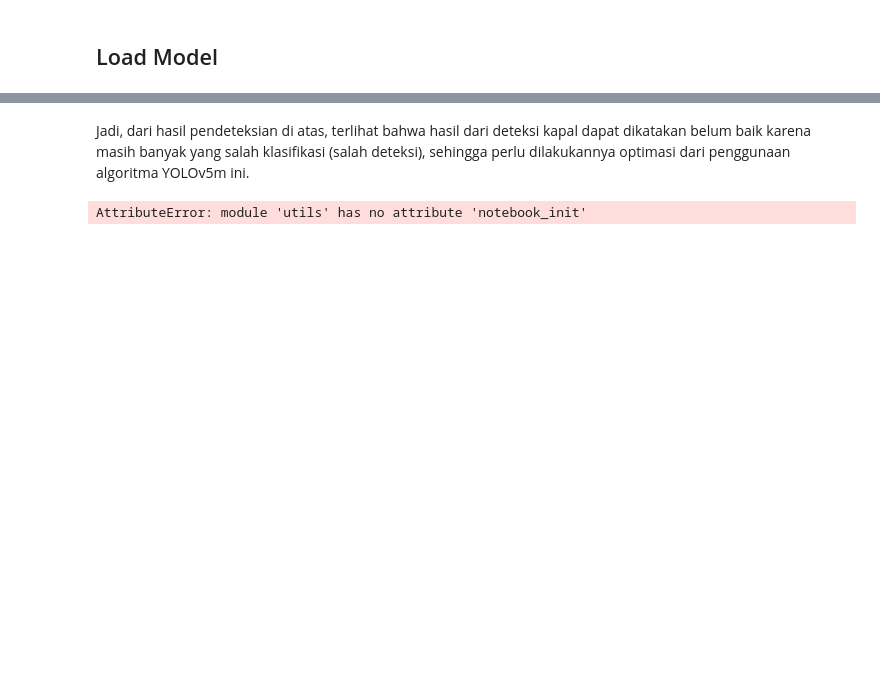
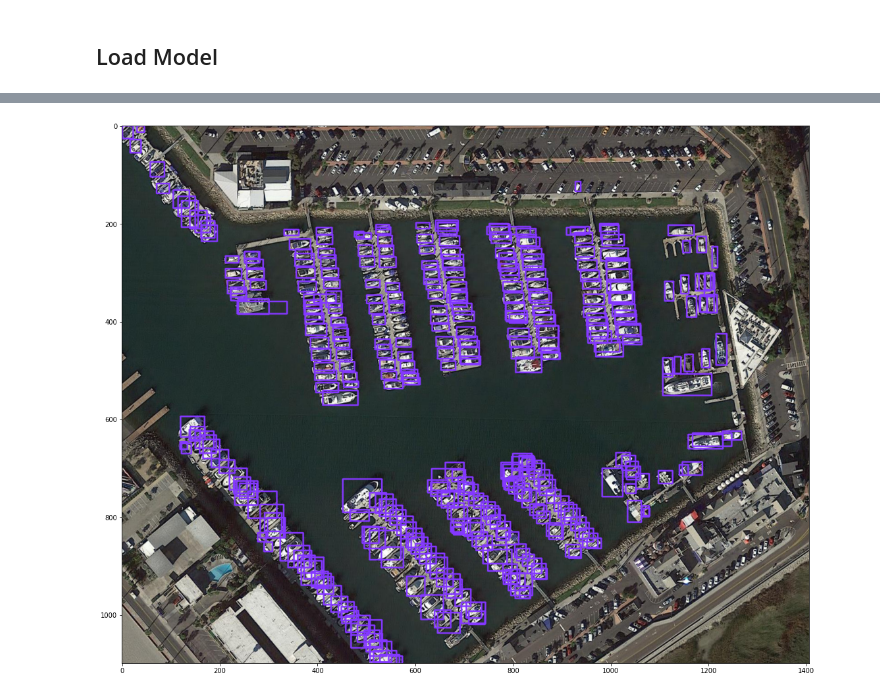
Before and after one commit to bills1912/ship-detection, a Jupyter notebook: Ships_Detection.ipynb, the cells around one changed output, grey strips where cells are left out. Saved outputs shown, nothing was run; the diff lists cells and outputs as text; code cells hidden in the pictures; blank space fills up the shorter version.

```diff
--- a/Ships_Detection.ipynb
+++ b/Ships_Detection.ipynb
@@ -71,6 +143,7 @@ Results saved to runs\detect\exp10
-# %% [markdown]
-Jadi, dari hasil pendeteksian di atas, terlihat bahwa hasil dari deteksi kapal dapat dikatakan belum baik karena masih banyak yang salah klasifikasi (salah deteksi), sehingga perlu dilakukannya optimasi dari penggunaan algoritma YOLOv5m ini.
-# %%
-display = utils.notebook_init()
-# %% [output]
-AttributeError: module 'utils' has no attribute 'notebook_init'
+# %%
+%matplotlib inline
+plt.figure(figsize=(20, 15))
+plt.imshow(imgplt.imread("/content/drive/MyDrive/YOLOv5/yolov5/runs/detect/exp7/P0695.png"))
+plt.show()
+# %% [output]
+[figure, added]
```
Also changed, not shown: parts of 19 cells of this notebook.
